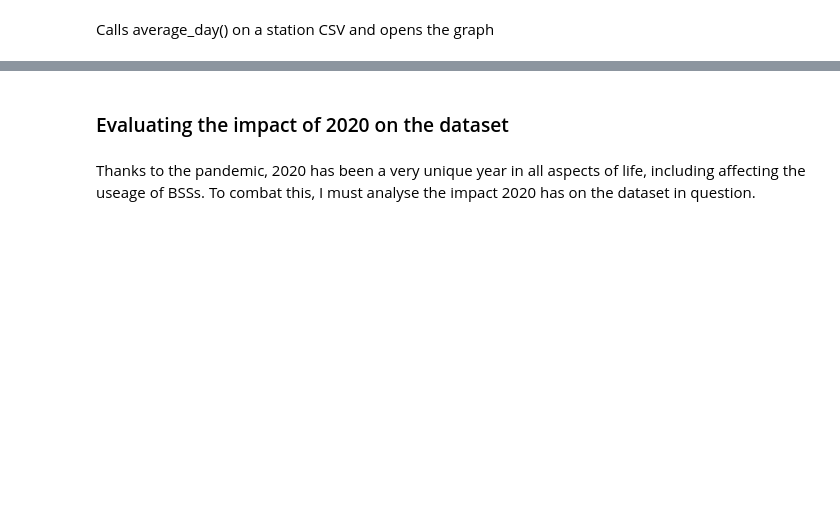
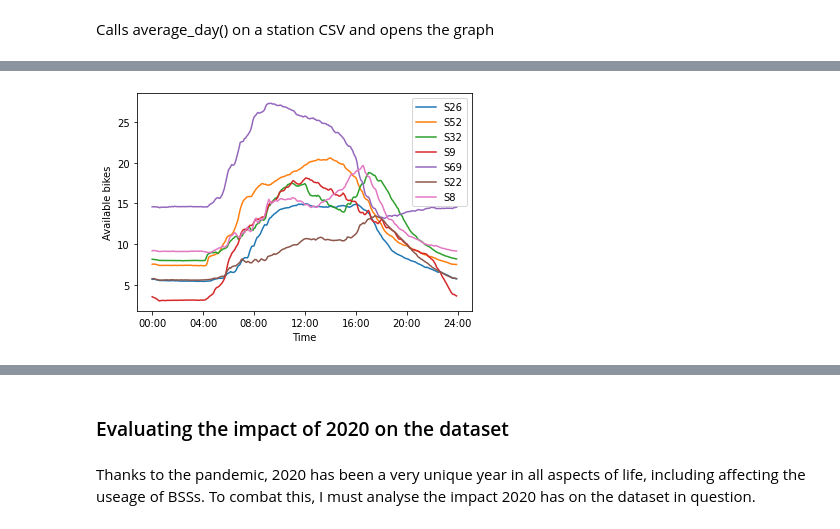
Before and after one commit to t1goe/FYP-bss-rebalancing, a Jupyter notebook: notebooks/2 pre-analysis.ipynb, the cells around one changed output, grey strips where cells are left out. Saved outputs shown, nothing was run; the diff lists cells and outputs as text; code cells hidden in the pictures; blank space fills up the shorter version.

```diff
--- a/notebooks/2 pre-analysis.ipynb
+++ b/notebooks/2 pre-analysis.ipynb
@@ -108,0 +116,8 @@ show_average_day_plot()
+# %%
+# Blue // Central stations
+stations = [26, 52, 32, 9, 69, 22, 8]
+for x in tqdm(stations):
+    plot_average_day(x)
+show_average_day_plot()
+# %% [output]
+[figure, added]
```
Also changed, not shown: parts of 19 cells of this notebook, 2 other files.
